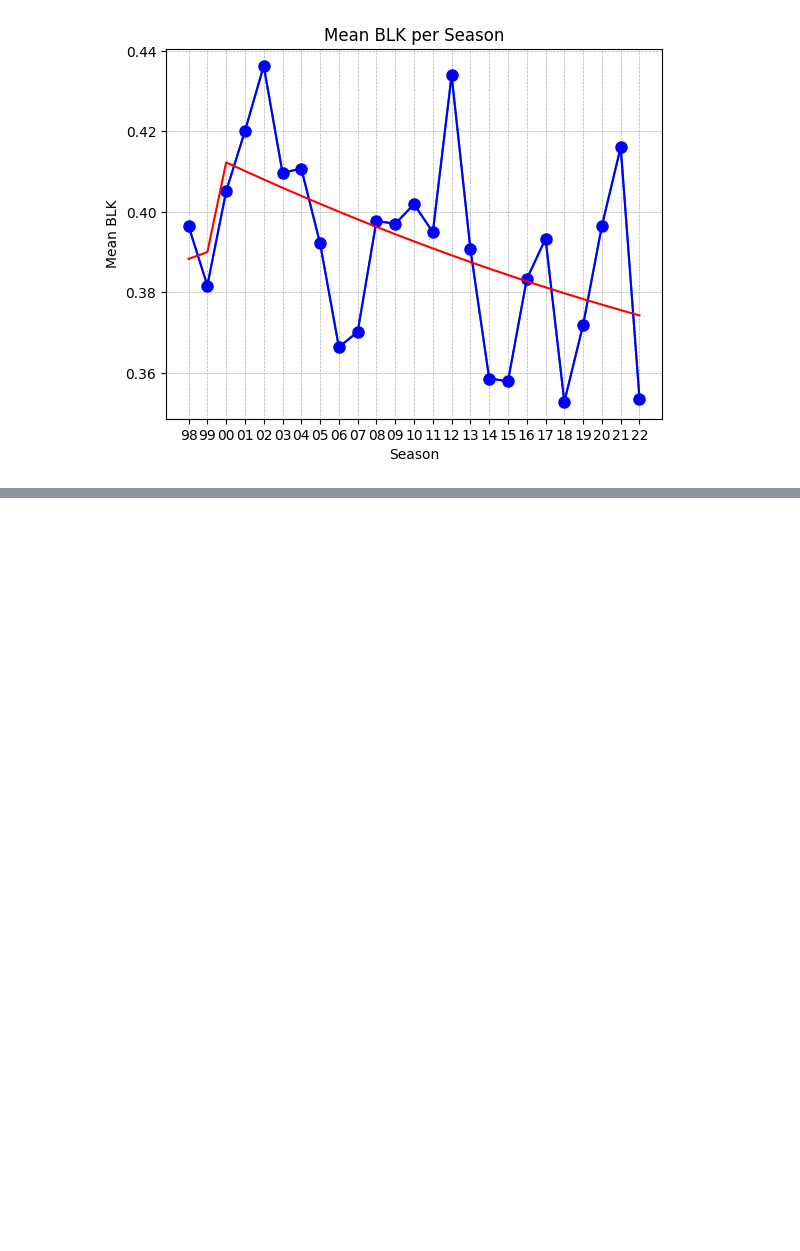
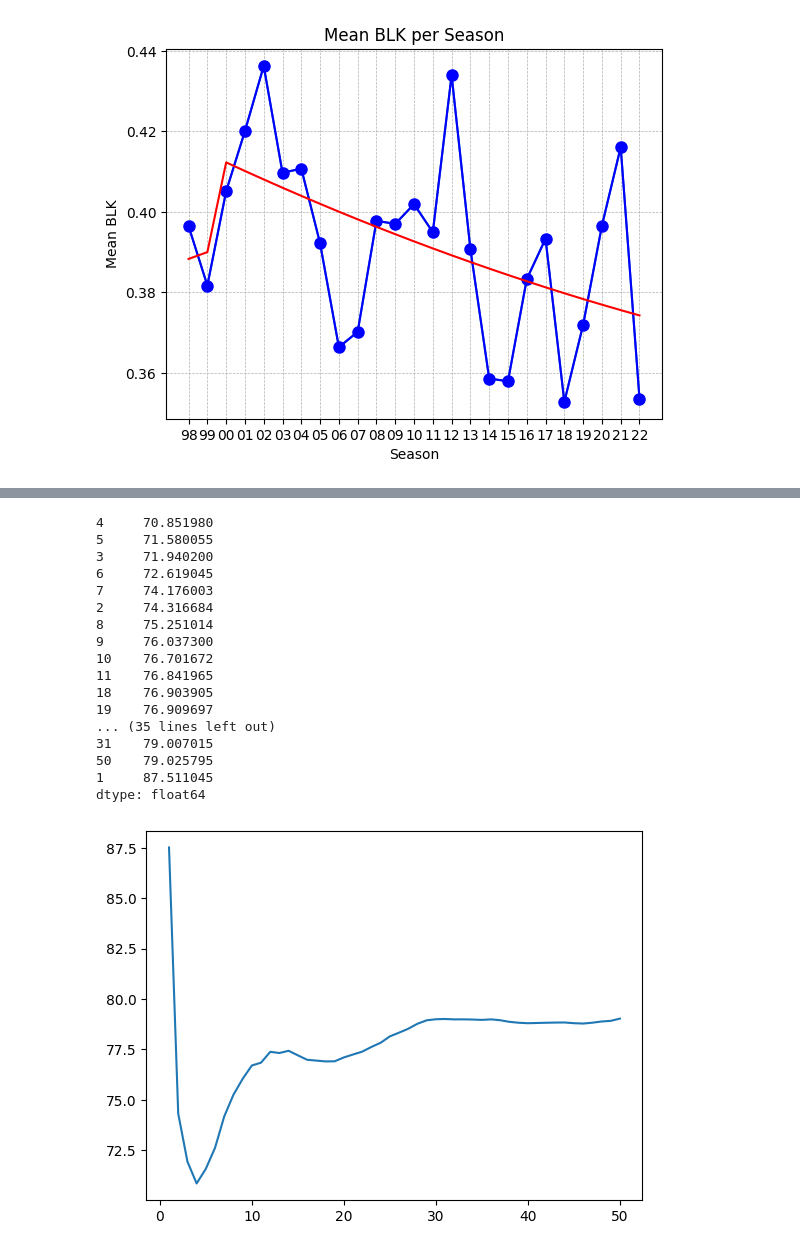
Before and after one commit to reidm340/reidm340.github.io, a Jupyter notebook: Millers'_DS_Project.ipynb, the cells around one changed output, grey strips where cells are left out. Cells and saved outputs as stored; diff of their text form; code cells hidden in the pictures; blank space fills up the shorter version.

```diff
--- a/Millers'_DS_Project.ipynb
+++ b/Millers'_DS_Project.ipynb
@@ -682,4 +599,6 @@ dtype: float64
 # %%
+import plotly.express as px
+
 vec = DictVectorizer(sparse=False)
 vec.fit(X_dict)
 X_train = vec.transform(X_dict)
@@ -688,8 +607,8 @@ scaler = StandardScaler()
 scaler.fit(X_train)
 X_train_sc = scaler.transform(X_train)
 
-# Fit a 20-nearest neighbors model.
-model = KNeighborsRegressor(n_neighbors=20)
+# Fit a 41-nearest neighbors model.
+model = KNeighborsRegressor(n_neighbors=41)
 model.fit(X_train_sc, y)
 
 # Calculate the model predictions on the training data.
@@ -697,8 +616,8 @@ y_train_pred = model.predict(X_train_sc)
 
 stats_if_next["next_pred"] = y_train_pred
 
-stats_if_next.plot.scatter("next_FP", "next_pred")
-stats_if_next[stats_if_next["Player"] == "J.R. Smith"]
+fig = px.scatter(stats_if_next, x="next_FP", y="next_pred", trendline="ols", trendline_color_override="red")
+fig.show()
 # %% [output]
 A value is trying to be set on a copy of a slice from a DataFrame.
 Try using .loc[row_indexer,col_indexer] = value instead
@@ -730,0 +692,57 @@ yay!
+# %%
+# get the features (in dict format) and the labels
+# (do not split into training and validation sets)
+features = ["Player", "Pos", "Age", "Tm", "G", "GS",
+            "MP", "FG", "FGA", "FG%", "3P",
+            "3PA", "3P%", "2P", "2PA", "2P%",
+            "FT", "FTA", "FT%", "ORB", "DRB",
+            "TRB", "AST", "STL", "BLK", "TOV",
+            "PF", "PTS", "Season"]
+
+X_dict = stats_if_next[features].to_dict(orient="records")
+y = stats_if_next["next_FPA"]
+
+# specify the pipeline
+vec = DictVectorizer(sparse=False)
+scaler = StandardScaler()
+model = KNeighborsRegressor(n_neighbors=10)
+pipeline = Pipeline([("vectorizer", vec), ("scaler", scaler), ("fit", model)])
+
+vec = DictVectorizer(sparse=False)
+scaler = StandardScaler()
+
+# calculates estimate of test error based on 10-fold cross validation
+def get_cv_error(k):
+    model = KNeighborsRegressor(n_neighbors=k)
+    pipeline = Pipeline([("vectorizer", vec), ("scaler", scaler), ("fit", model)])
+    mse = np.mean(-cross_val_score(
+        pipeline, X_dict, y,
+        cv=10, scoring="neg_mean_squared_error"
+    ))
+    return mse
+
+ks = pd.Series(range(1, 51))
+ks.index = range(1, 51)
+test_errs = ks.apply(get_cv_error)
+
+test_errs.plot.line()
+test_errs.sort_values()
+# %% [output]
+4     70.851980
+5     71.580055
+3     71.940200
+6     72.619045
+7     74.176003
+2     74.316684
+8     75.251014
+9     76.037300
+10    76.701672
+11    76.841965
+18    76.903905
+19    76.909697
+... (35 lines left out)
+31    79.007015
+50    79.025795
+1     87.511045
+dtype: float64
+[figure, added]
```
Also changed, not shown: parts of 63 cells of this notebook, 1 other file.
